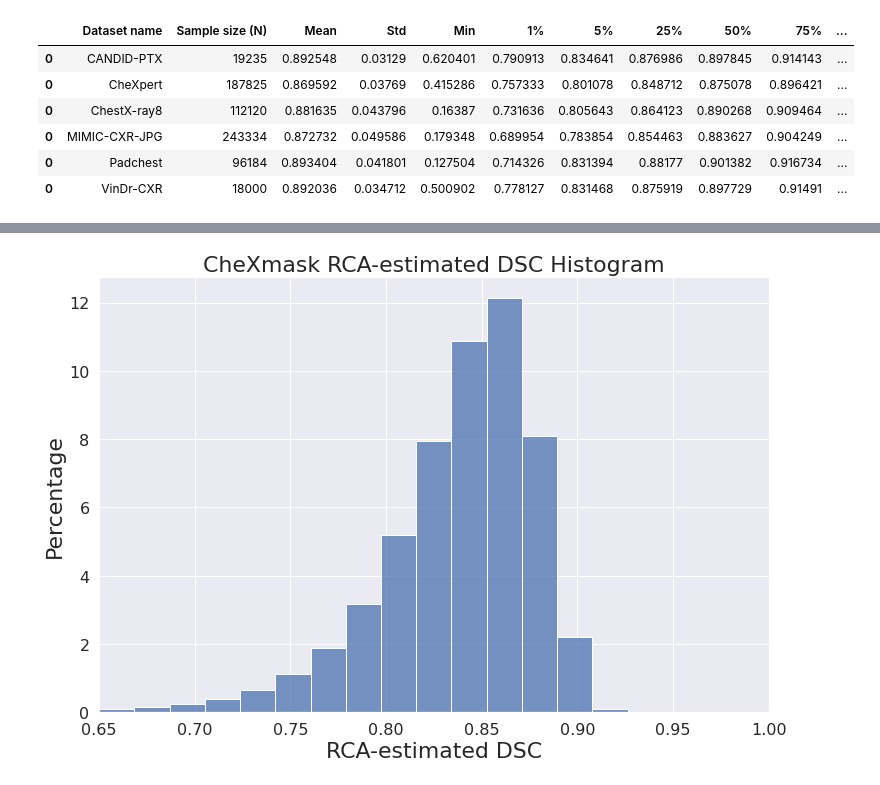
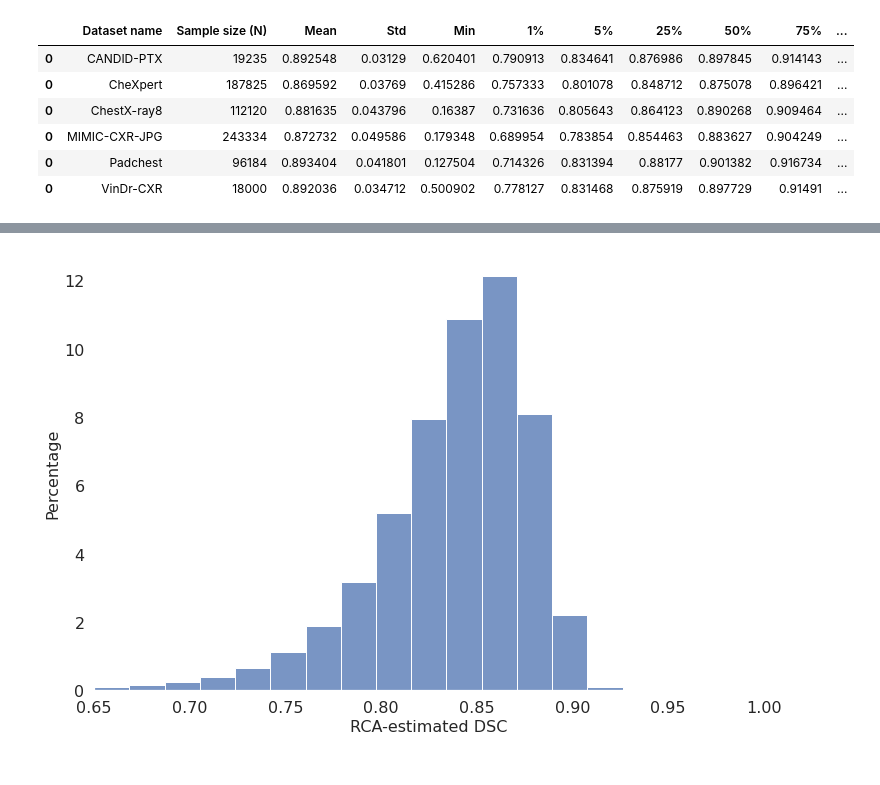
Before and after one commit to ngaggion/CheXmask-Database, a Jupyter notebook: TechnicalValidation/IndividualRCA/Individual_RCA_BigScale.ipynb, the cells around one changed output, grey strips where cells are left out. Drawn from its saved outputs; the diff is of its cells as text; code cells hidden in the pictures.

```diff
--- a/TechnicalValidation/IndividualRCA/Individual_RCA_BigScale.ipynb
+++ b/TechnicalValidation/IndividualRCA/Individual_RCA_BigScale.ipynb
@@ -179,22 +179,25 @@ big_df = pd.concat(dfs)
 # %%
 bins = np.linspace(0.65, 1.0, 20)
 values = big_df['Dice RCA (Mean)']
 
 # make all the fonts really big
 plt.rcParams.update({'font.size': 22})
 
 # Plot Max histogram
 plt.figure(figsize=(12, 8))
 sns.histplot(data=values, kde=False, bins=bins, stat='density')
-plt.title("CheXmask RCA-estimated DSC Histogram", fontsize=22)
-plt.xlabel("RCA-estimated DSC", fontsize=22)
-plt.ylabel('Percentage', fontsize=22)
+#plt.title("CheXmask RCA-estimated DSC Histogram", fontsize=22)
+plt.xlabel("RCA-estimated DSC", fontsize=16)
+plt.ylabel('Percentage', fontsize=16)
 plt.xlim([0.65, 1.00])
+
+# remove background
+plt.gca().set_facecolor('white')
 
 plt.xticks(fontsize=16)
 plt.yticks(fontsize=16)
 
 
-plt.savefig('histogram_whole_dataset.pdf', dpi=300, bbox_inches='tight')
+plt.savefig('histogram_whole_dataset_white.png', dpi=300, bbox_inches='tight')
 # %% [output]
-[figure, old version]
+[figure, new version]
```
Also changed, not shown: parts of 2 cells of this notebook, 14 other files.
